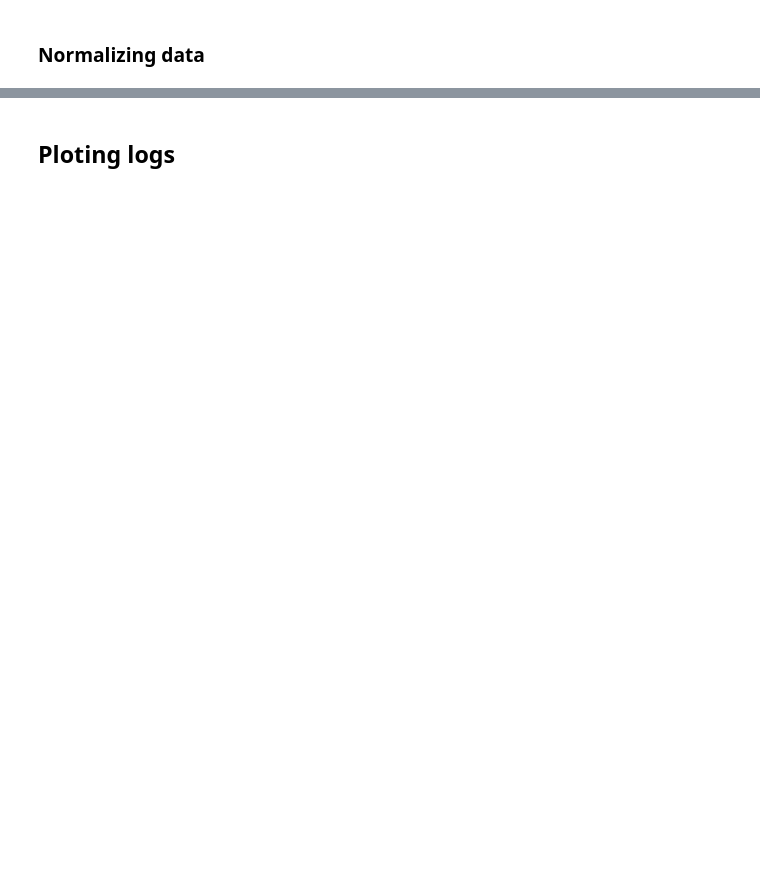
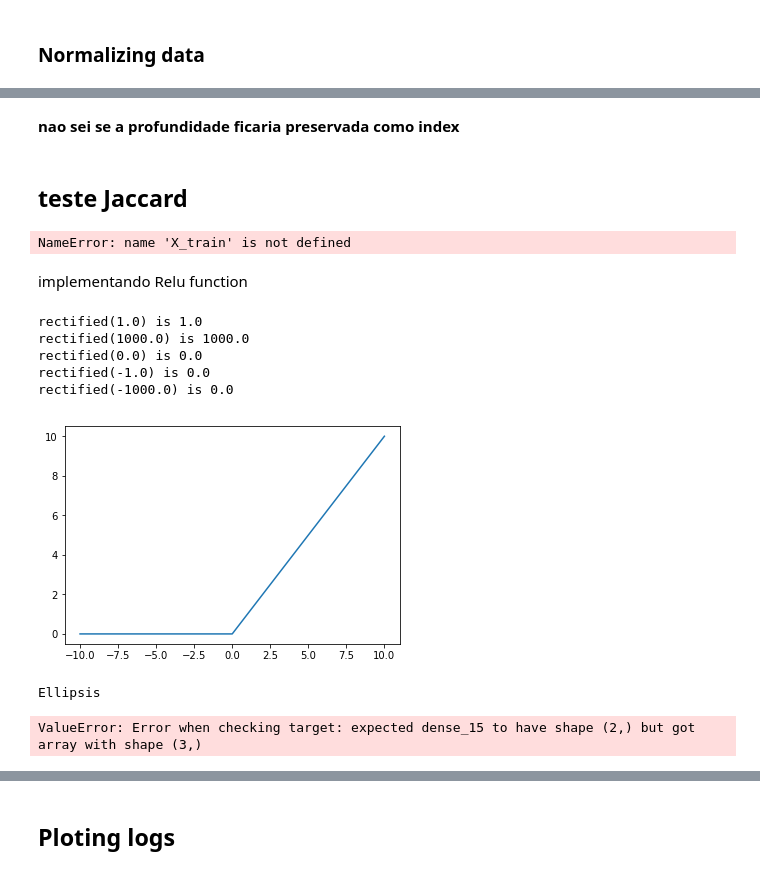
Before and after one commit to EloisaLira/Advanced_Data_Science_IBM_Specialization, a Jupyter notebook: Projeto_Otway_Basin_DNN_ML.ipynb, the cells around one changed output, grey strips where cells are left out. Cells and saved outputs as stored; diff of their text form; code cells hidden in the pictures; blank space fills up the shorter version.

```diff
--- a/Projeto_Otway_Basin_DNN_ML.ipynb
+++ b/Projeto_Otway_Basin_DNN_ML.ipynb
@@ -534,0 +615,16 @@ ValueError: cannot insert Depth, already exists
+# %% [markdown]
+ **nao sei se a profundidade ficaria preservada como index**
+# %% [markdown]
+## teste Jaccard
+# %%
+from sklearn.linear_model import LogisticRegression
+reg = LogisticRegression()
+reg.fit(X_train,y_train)
+preds = reg.predict(X_test)
+predsprob = reg.predict_proba(X_test)
+
+#from sklearn.metrics import jaccard_similarity_score
+#j_index = jaccard_similarity_score(y_true=y_test,y_pred=preds)
+#round(j_index,2)
+# %% [output]
+NameError: name 'X_train' is not defined
@@ -534,0 +636,59 @@ ValueError: cannot insert Depth, already exists
+# %% [markdown]
+implementando Relu function
+# %%
+
+# rectified linear function
+def rectified(x):
+	return max(0.0, x)
+# demonstrate the rectified linear function
+
+# rectified linear function
+def rectified(x):
+	return max(0.0, x)
+
+# demonstrate with a positive input
+x = 1.0
+print('rectified(%.1f) is %.1f' % (x, rectified(x)))
+x = 1000.0
+print('rectified(%.1f) is %.1f' % (x, rectified(x)))
+# demonstrate with a zero input
+x = 0.0
+print('rectified(%.1f) is %.1f' % (x, rectified(x)))
+# demonstrate with a negative input
+x = -1.0
+print('rectified(%.1f) is %.1f' % (x, rectified(x)))
+x = -1000.0
+print('rectified(%.1f) is %.1f' % (x, rectified(x)))
+# %% [output]
+rectified(1.0) is 1.0
+rectified(1000.0) is 1000.0
+rectified(0.0) is 0.0
+rectified(-1.0) is 0.0
+rectified(-1000.0) is 0.0
+# %%
+# plot inputs and outputs
+from matplotlib import pyplot
+
+# rectified linear function
+def rectified(x):
+	return max(0.0, x)
+
+# define a series of inputs
+series_in = [x for x in range(-10, 11)]
+# calculate outputs for our inputs
+series_out = [rectified(x) for x in series_in]
+# line plot of raw inputs to rectified outputs
+pyplot.plot(series_in, series_out)
+pyplot.show()
+# %% [output]
+[figure, added]
+# %%
+...
+# define the keras model
+model = Sequential()
+model.add(Dense(12, input_dim=5, activation='relu'))
+model.add(Dense(8, activation='relu'))
+model.add(Dense(2, activation='sigmoid'))
+...
+# %% [output]
+Ellipsis
@@ -534,0 +699,4 @@ ValueError: cannot insert Depth, already exists
+# %%
+history = model.fit(X_train, y_train, epochs=100, batch_size=64)
+# %% [output]
+ValueError: Error when checking target: expected dense_15 to have shape (2,) but got array with shape (3,)
```
Also changed, not shown: parts of 71 cells of this notebook.
